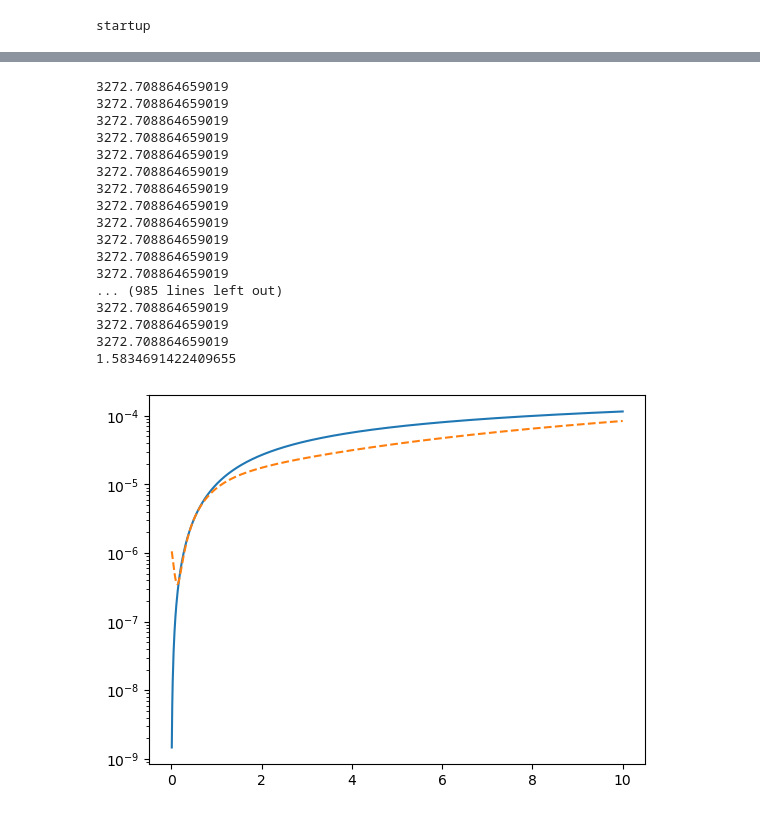
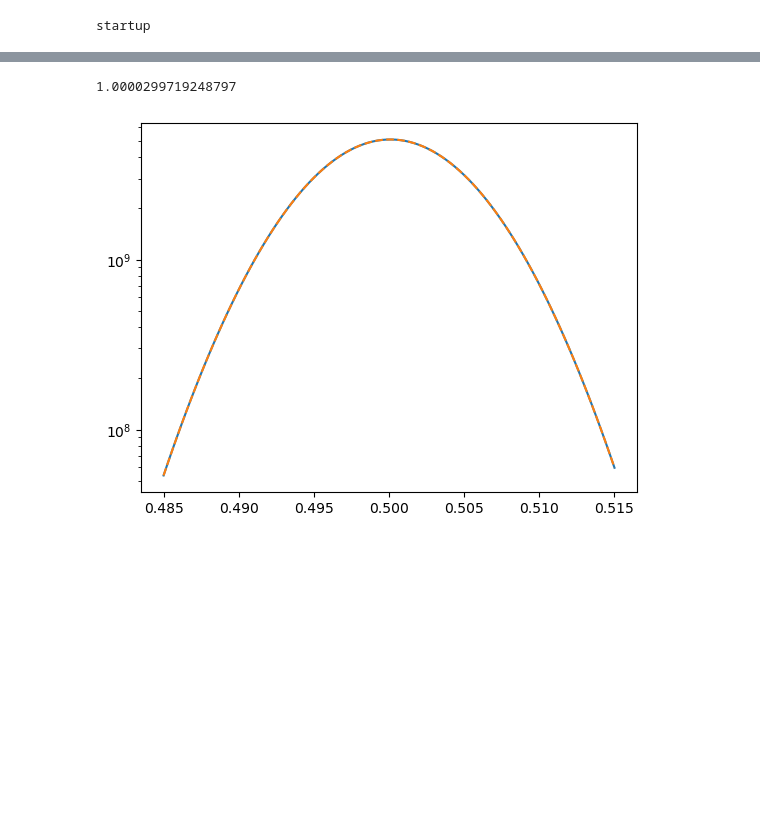
Before and after one commit to perturber/Hierarchical, a Jupyter notebook: plots/prior_exact_vs_taylor_real.ipynb, the cells around one changed output, grey strips where cells are left out. Cells and saved outputs as stored; diff of their text form; code cells hidden in the pictures; blank space fills up the shorter version.

```diff
--- a/plots/prior_exact_vs_taylor_real.ipynb
+++ b/plots/prior_exact_vs_taylor_real.ipynb
@@ -119,15 +151,17 @@ H0 = 70e3
 # %%
-def integrand_exact(M, z, theta_hat, K, alpha, beta, H0, Omega_m0,Omega_Lambda0, Mstar):
-    return prior_vac(M, z, K, alpha, beta, H0, Omega_m0,Omega_Lambda0, Mstar) * likelihood(M, z, theta_hat)
+def integrand_exact(lnM, z, theta_hat, Fisher, K, alpha, beta, H0, Omega_m0,Omega_Lambda0, Mstar):
+    return prior_vac(lnM, z, K, alpha, beta, H0, Omega_m0,Omega_Lambda0, Mstar) * likelihood(lnM, z, theta_hat, Fisher)
 
-def integrand_taylor(M, z, theta_hat, K, alpha, beta, H0, Omega_m0,Omega_Lambda0, Mstar):
-    return prior_taylor(M, z, theta_hat, K, alpha, beta, H0, Omega_m0,Omega_Lambda0, Mstar) * likelihood(M, z, theta_hat)
+def integrand_taylor(lnM, z, theta_hat, Fisher, K, alpha, beta, H0, Omega_m0,Omega_Lambda0, Mstar):
+    return prior_taylor(lnM, z, theta_hat, K, alpha, beta, H0, Omega_m0,Omega_Lambda0, Mstar) * likelihood(lnM, z, theta_hat, Fisher)
 
 results_exact, error_exact = nquad(integrand_exact,
-                                   ranges=[[5e5,5e6],[0.01,10.0]],
-                                   args=(theta_hat,K, alpha, beta, H0, Omega_m0,Omega_Lambda0, Mstar))
+                                   ranges=[[lnMrange[0],lnMrange[1]],[zrange[0],zrange[1]]],
+                                   args=(theta_hat, Fisher, K, alpha, beta, H0, Omega_m0,Omega_Lambda0, Mstar))
 
 results_taylor, error_taylor = nquad(integrand_taylor,
-                                    ranges=[[5e5,5e6],[0.01,10.0]],
-                                    args=(theta_hat,K, alpha, beta, H0, Omega_m0,Omega_Lambda0, Mstar))
+                                    ranges=[[lnMrange[0],lnMrange[1]],[zrange[0],zrange[1]]],
+                                    args=(theta_hat, Fisher, K, alpha, beta, H0, Omega_m0,Omega_Lambda0, Mstar))
+
+(results_exact, error_exact), (results_taylor, error_taylor), results_exact/results_taylor
 # %% [output]
@@ -191,34 +187,16 @@ print(sum(integrand_ex),sum(integrand_tay))
 # %%
-zrange = np.linspace(0.01, 10.,1000)
-
 integrand_ex = []
 integrand_tay = []
 for z in zrange:
-    integrand_ex.append(integrand_exact(Mhat, z, theta_hat, K, alpha, beta, H0, Omega_m0,Omega_Lambda0, Mstar))
-    integrand_tay.append(integrand_taylor(Mhat, z, theta_hat, K, alpha, beta, H0, Omega_m0,Omega_Lambda0, Mstar))
+    integrand_ex.append(integrand_exact(lnMhat, z, theta_hat, Fisher, K, alpha, beta, H0, Omega_m0,Omega_Lambda0, Mstar))
+    integrand_tay.append(integrand_taylor(lnMhat, z, theta_hat, Fisher, K, alpha, beta, H0, Omega_m0,Omega_Lambda0, Mstar))
 
 plt.plot(zrange, integrand_ex)
 plt.plot(zrange, integrand_tay,linestyle='--')
 plt.yscale('log')
 #plt.xscale('log')
 
 print(sum(integrand_ex)/sum(integrand_tay))
 # %% [output]
-3272.708864659019
-3272.708864659019
-3272.708864659019
-3272.708864659019
-3272.708864659019
-3272.708864659019
-3272.708864659019
-3272.708864659019
-3272.708864659019
-3272.708864659019
-3272.708864659019
-3272.708864659019
-... (985 lines left out)
-3272.708864659019
-3272.708864659019
-3272.708864659019
-1.5834691422409655
+1.0000299719248797
-[figure, old version]
+[figure, new version]
```
Also changed, not shown: parts of 5 cells of this notebook, 18 other files.
